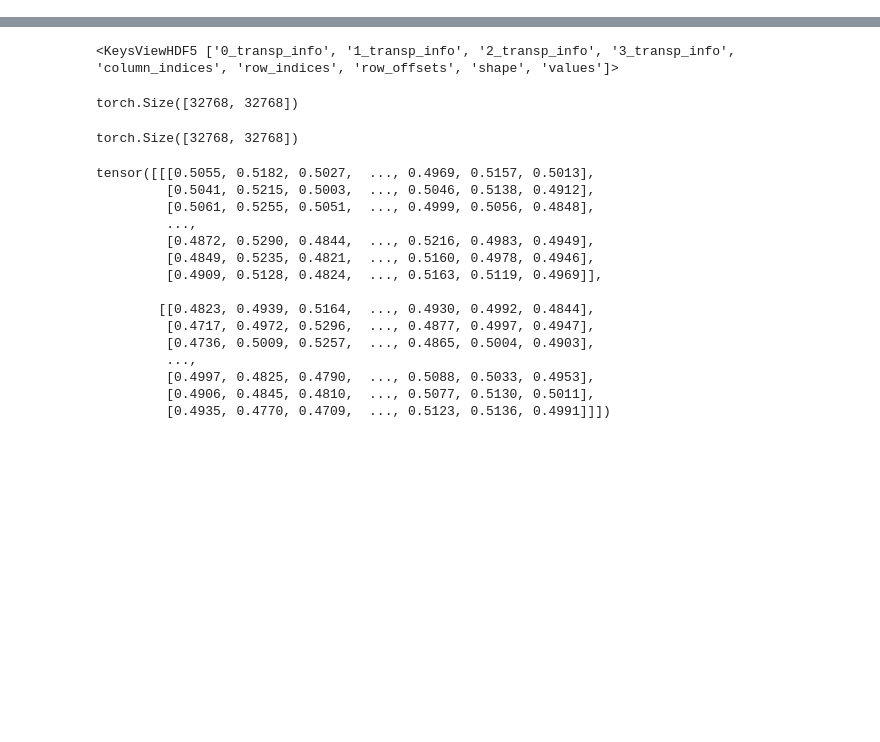
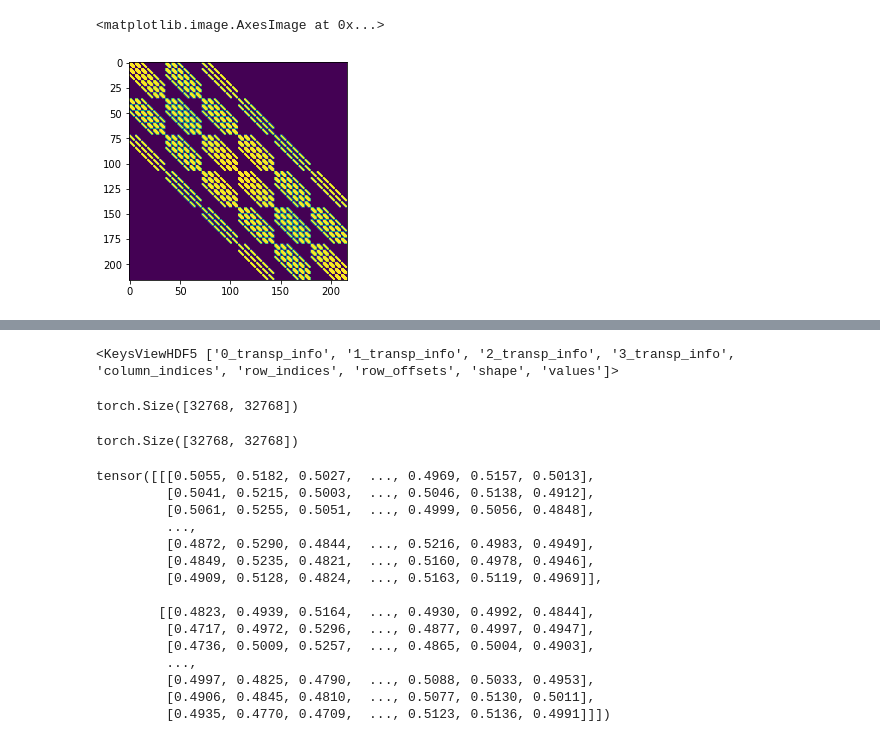
Before and after one commit to jakubMitura14/konwersjaJsonData, a Jupyter notebook: nnunet/nnunetv2pl/nnUNet/nnunetv2/training/nnUNetTrainer/swin_unetr/explore_swin.ipynb, the cells around one changed output, grey strips where cells are left out. Saved outputs shown, nothing was run; the diff lists cells and outputs as text; code cells hidden in the pictures; blank space fills up the shorter version.

```diff
--- a/nnunet/nnunetv2pl/nnUNet/nnunetv2/training/nnUNetTrainer/swin_unetr/explore_swin.ipynb
+++ b/nnunet/nnunetv2pl/nnUNet/nnunetv2/training/nnUNetTrainer/swin_unetr/explore_swin.ipynb
@@ -268,29 +277,32 @@ from xformers.helpers.hierarchical_configs import (
 # %%
 def _generate_nd_grid(*sizes):
     coords = [torch.arange(s) for s in sizes]
     return torch.meshgrid(*coords)
 
 
 def local_nd_distance(*sizes, p=2.0, weights=None):
     if weights is None:
         weights = (1,) * len(sizes)
     assert len(sizes) == len(weights)
     grid = _generate_nd_grid(*sizes)
     grid = [i.flatten() * w for i, w in zip(grid, weights)]
     grid = torch.stack(grid, dim=1).float()
     d = torch.cdist(grid, grid, p=p)
     return d
 
 def local_nd_pattern(*sizes, distance, p=2.0):
     d = local_nd_distance(*sizes, p=p)
     # print(d)
     return d < distance
 
 
 pat=local_nd_pattern(4,4,4,distance=1.5)
-# plt.imshow(pat)
-# d=local_nd_distance(6,6,6)
-# plt.imshow(d)
+plt.imshow(pat)
+d=local_nd_distance(6,6,6)<2.5
+plt.imshow(d)
 
-attn_mask = SparseCS(pat, torch.device("cpu"))
-attn_mask
+# attn_mask = SparseCS(pat, torch.device("cpu"))
+# attn_mask
+# %% [output]
+<matplotlib.image.AxesImage at 0x...>
+[figure, added]
```
Also changed, not shown: parts of 4 cells of this notebook, 14 other files.
